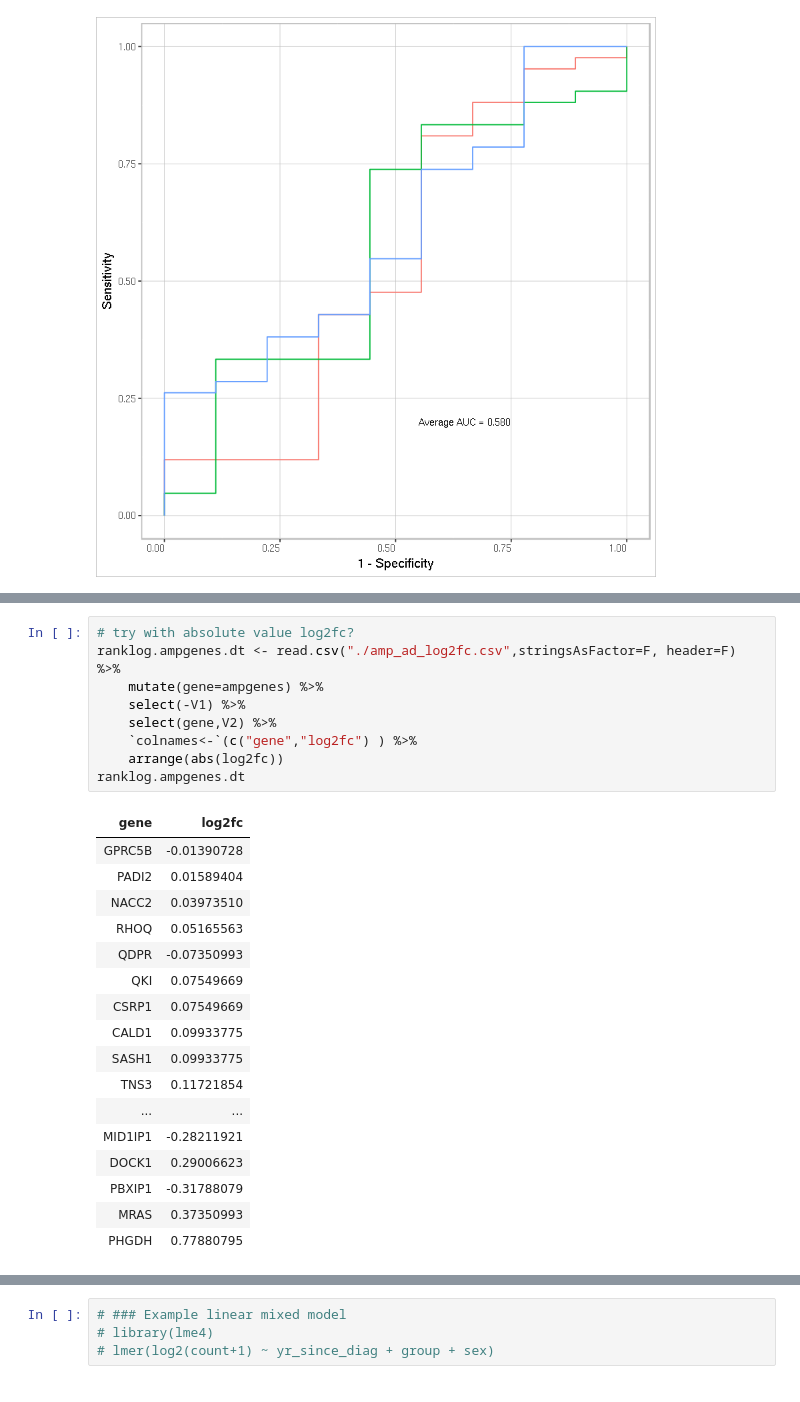
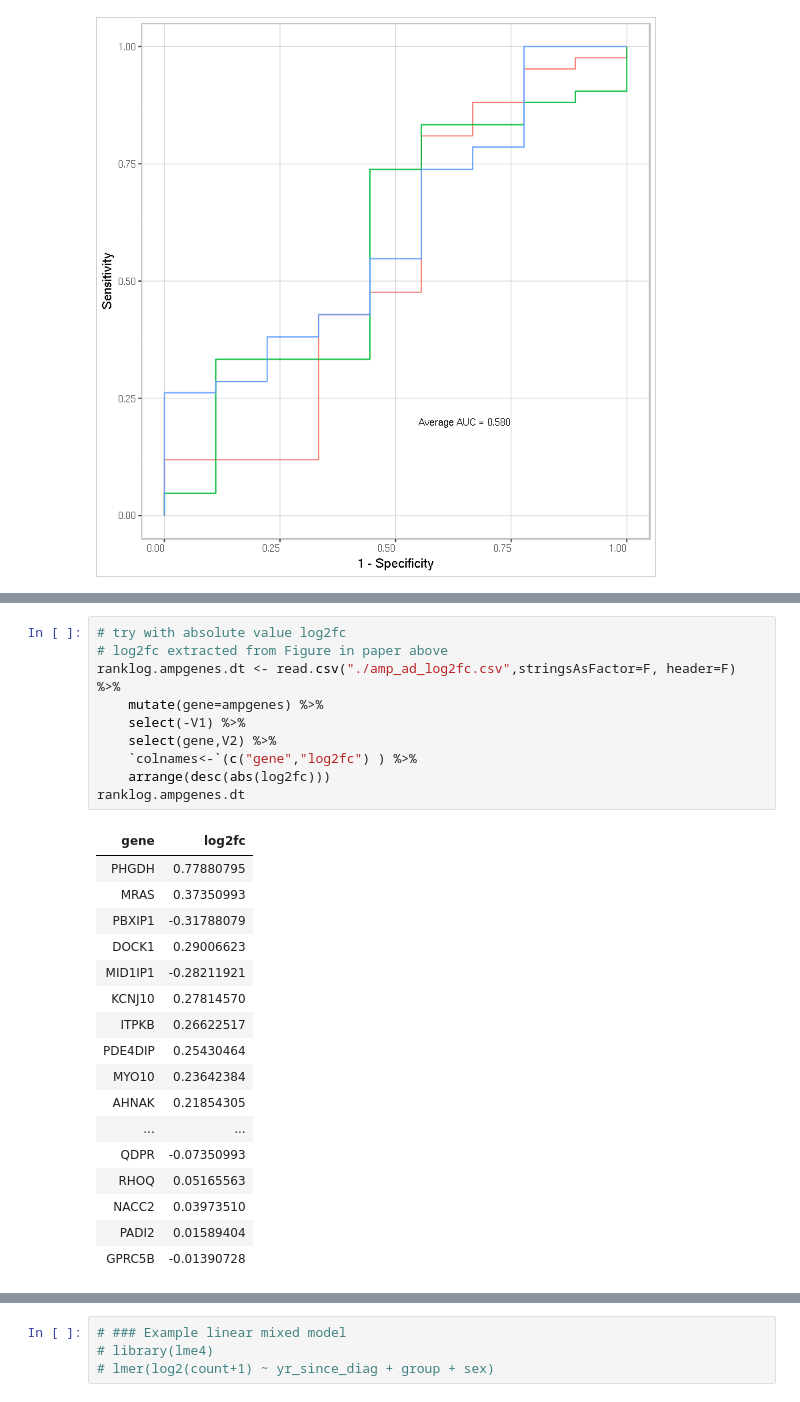
Before and after one commit to nataliedef/cse283_2021, a Jupyter notebook: initial_analysis.ipynb, the cells around one changed output, grey strips where cells are left out. Drawn from its saved outputs; the diff is of its cells as text.

```diff
--- a/initial_analysis.ipynb
+++ b/initial_analysis.ipynb
@@ -594,30 +591,31 @@ ggplot(roc_data, aes(x = x, y = y, group = runtime, col = runtime)) + geom_line(
 # %%
-# try with absolute value log2fc?
+# try with absolute value log2fc
+# log2fc extracted from Figure in paper above
 ranklog.ampgenes.dt <- read.csv("./amp_ad_log2fc.csv",stringsAsFactor=F, header=F) %>%
     mutate(gene=ampgenes) %>%
     select(-V1) %>%
     select(gene,V2) %>%
     `colnames<-`(c("gene","log2fc") ) %>%
-    arrange(abs(log2fc))
+    arrange(desc(abs(log2fc)))
 ranklog.ampgenes.dt
 # %% [output]
 | gene | log2fc |
+| PHGDH | 0.77880795 |
+| MRAS | 0.37350993 |
+| PBXIP1 | -0.31788079 |
+| DOCK1 | 0.29006623 |
+| MID1IP1 | -0.28211921 |
+| KCNJ10 | 0.27814570 |
+| ITPKB | 0.26622517 |
+| PDE4DIP | 0.25430464 |
+| MYO10 | 0.23642384 |
+| AHNAK | 0.21854305 |
+| ... | ... |
+| QDPR | -0.07350993 |
+| RHOQ | 0.05165563 |
+| NACC2 | 0.03973510 |
+| PADI2 | 0.01589404 |
 | GPRC5B | -0.01390728 |
-| PADI2 | 0.01589404 |
-| NACC2 | 0.03973510 |
-| RHOQ | 0.05165563 |
-| QDPR | -0.07350993 |
-| QKI | 0.07549669 |
-| CSRP1 | 0.07549669 |
-| CALD1 | 0.09933775 |
-| SASH1 | 0.09933775 |
-| TNS3 | 0.11721854 |
-| ... | ... |
-| MID1IP1 | -0.28211921 |
-| DOCK1 | 0.29006623 |
-| PBXIP1 | -0.31788079 |
-| MRAS | 0.37350993 |
-| PHGDH | 0.77880795 |
 # %%
 ## Try with AMP-T2D ordered genes by log2fc absolute value
 # calculate average AUC of SVM based on each subset of biomarker genes
```
Also changed, not shown: parts of 11 cells of this notebook.
